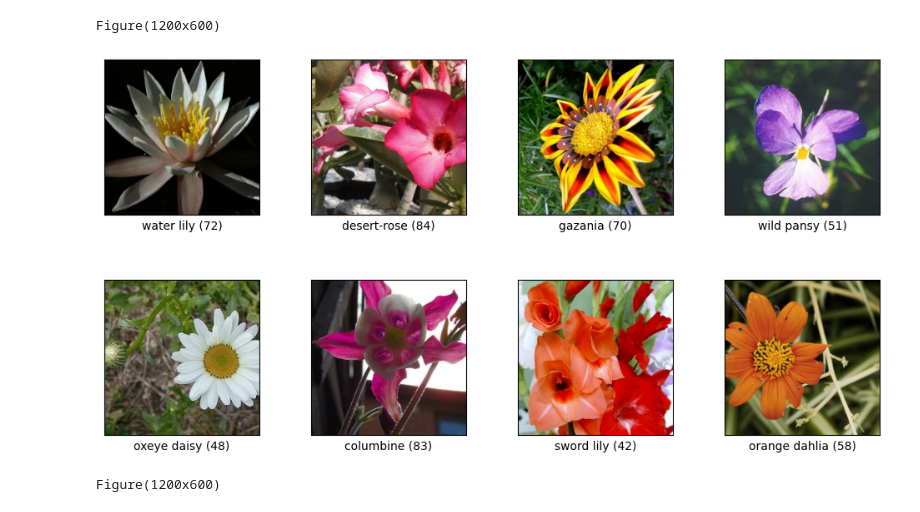
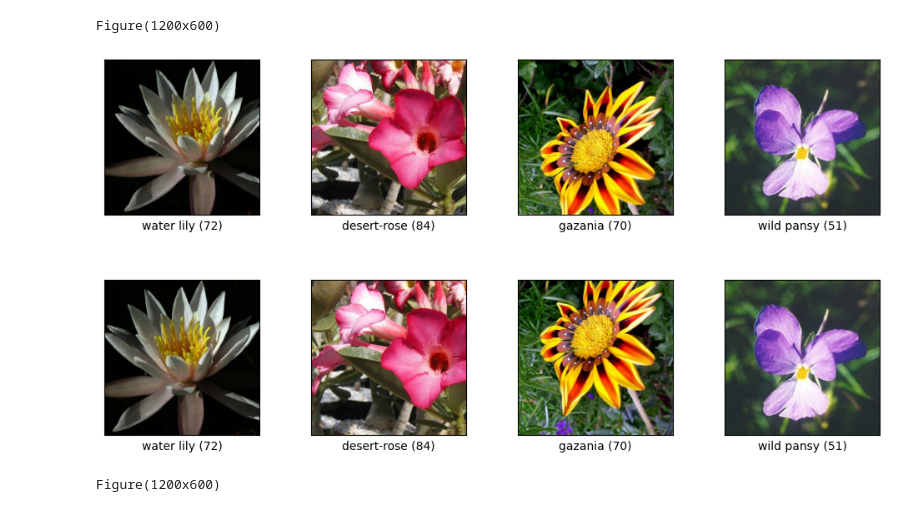
Before and after one commit to lizzy02g/INT2-Image-Classification, a Jupyter notebook: Flowers.ipynb, the cells around one changed output. Cells and saved outputs as stored; diff of their text form; code cells hidden in the pictures.

```diff
--- a/Flowers.ipynb
+++ b/Flowers.ipynb
@@ -47,11 +44,11 @@ print(tfds.show_examples(train, info, rows=2, cols=4))
 [figure]
 Figure(1200x600)
 # %%
-batch_size = 32
+batch_size = 16
 image_size = 224
 
-def crop_and_resize_image(image, label):
-  # label = tf.one_hot(label, num_classes)
+#same centre crop every time for test and validation data
+def crop_and_resize_test(image, label):
   shape = tf.shape(image)
   #[-1] index is the image channel
   height = shape[-3]
@@ -63,22 +60,43 @@ def crop_and_resize_image(image, label):
   else:
       image = tf.image.crop_to_bounding_box(image, offset_height=0, offset_width=(width - height) // 2, target_height=height, target_width=height)
 
-  # shortest = tf.math.minimum(height, width)
-  # image = tf.image.random_crop(image, (shortest, shortest, 3))
-
   #downsample image
   image = tf.image.resize(image, (image_size, image_size), antialias=False)/255.0
   return image, label
 
-test_batches = test.map(crop_and_resize_image).batch(batch_size)
-train_batches = train.cache().map(crop_and_resize_image).shuffle(train_size, reshuffle_each_iteration=False).repeat(5).batch(batch_size).prefetch(tf.data.AUTOTUNE)
-validation_batches = validation.cache().map(crop_and_resize_image).batch(batch_size).prefetch(tf.data.AUTOTUNE)
+#random crop for training data
+def crop_and_resize_train(image, label):
+  # label = tf.one_hot(label, num_classes)
+  shape = tf.shape(image)
+  #[-1] index is the image channel
+  height = shape[-3]
+  width = shape[-2]
+
+  #takes shortest dimension and randomly crops square
+  shortest = tf.math.minimum(height, width)
+  image = tf.image.random_crop(image, (shortest, shortest, 3))
+
+  # #random augmentation for train data
+  # image = tf.image.random_flip_left_right(image)
+  # image = tf.image.random_flip_up_down(image)
+  # image = tf.image.random_contrast(image, 0.9, 1.1)
+  # image = tf.image.random_brightness(image, 0.2)
+
+  #downsample image
+  image = tf.image.resize(image, (image_size, image_size), antialias=False)/255.0
+
+  return image, label
+
+#batch and process data
+train_batches = train.cache().shuffle(train_size, reshuffle_each_iteration=False).repeat(60).map(crop_and_resize_train).batch(batch_size).prefetch(tf.data.AUTOTUNE)
+test_batches = test.map(crop_and_resize_test).batch(batch_size).prefetch(tf.data.AUTOTUNE)
+validation_batches = validation.cache().map(crop_and_resize_test).batch(batch_size).prefetch(tf.data.AUTOTUNE)
 # %%
 #Showing some examples of the cropped and resized ds
-temp = train.cache().map(crop_and_resize_image)
+temp = train.cache().take(4).repeat(2).map(crop_and_resize_train)
 print(tfds.show_examples(temp, info, rows=2, cols=4))
 # %% [output]
-[figure, old version]
+[figure, new version]
 Figure(1200x600)
 # %%
 #Data augmentation
```
Also changed, not shown: parts of 12 cells of this notebook.
